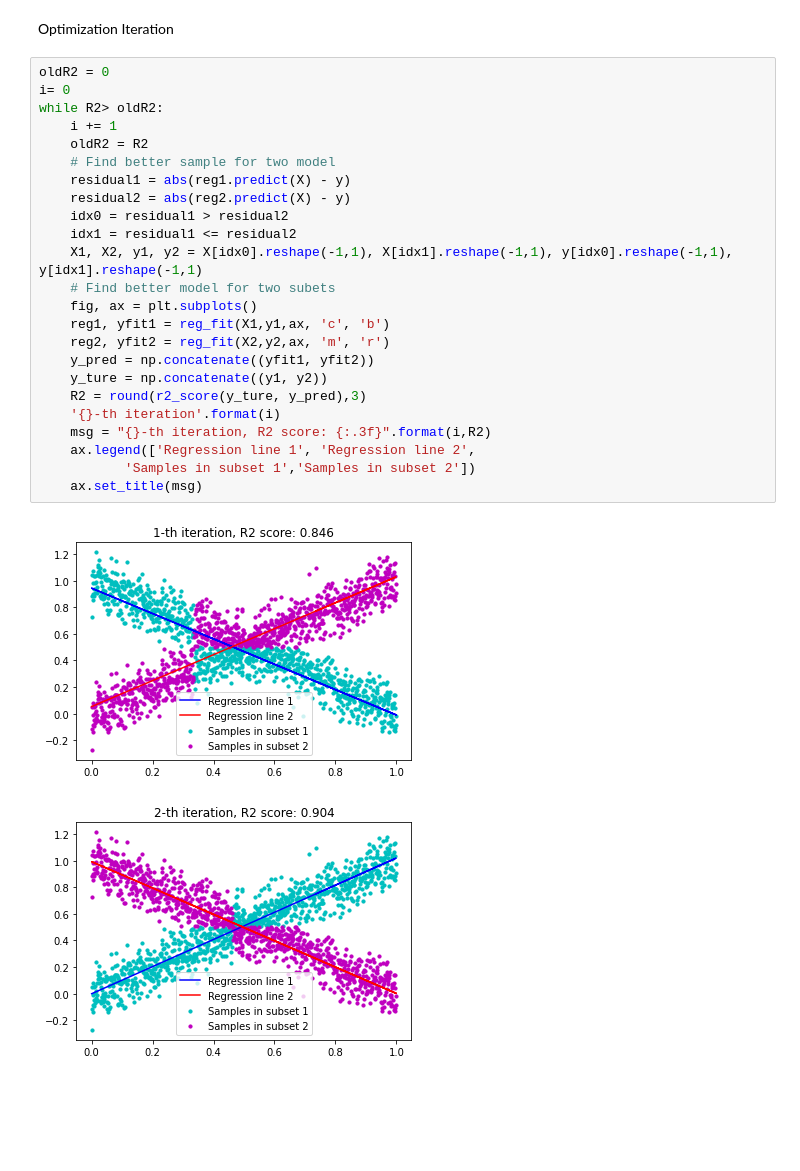
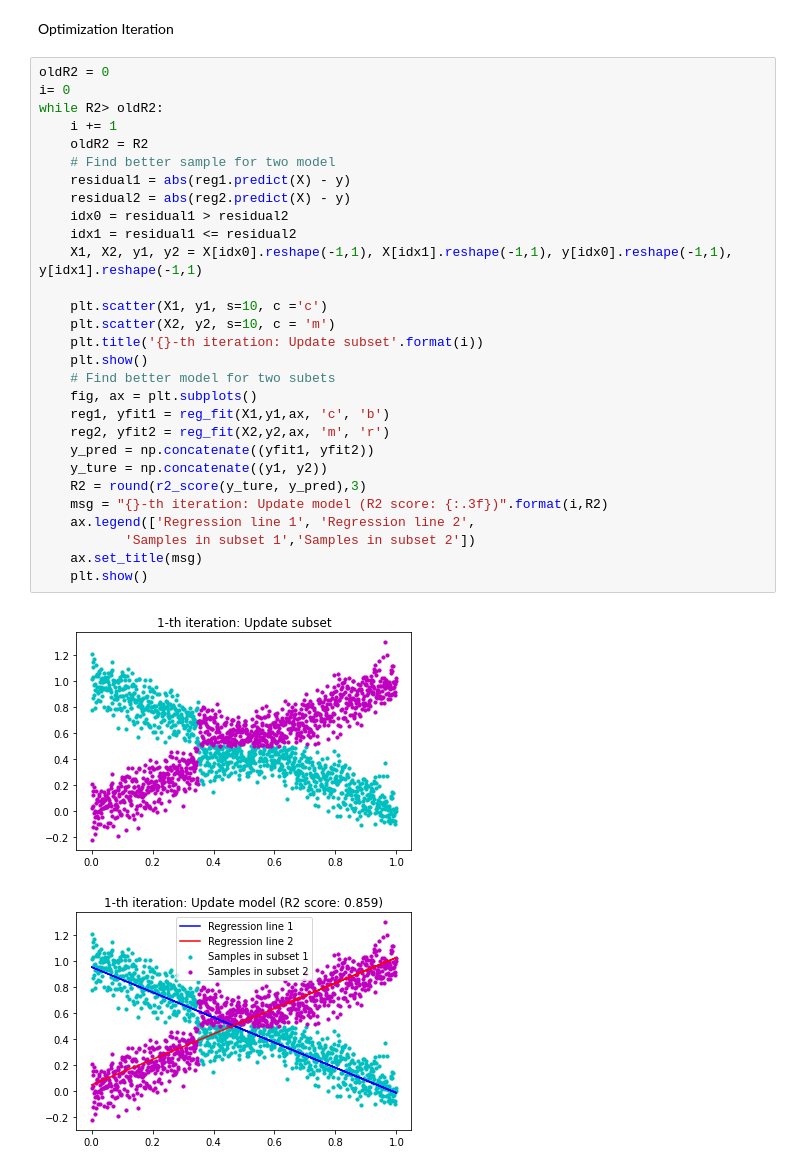
Before and after one commit to Li-Hongmin/ideas, a Jupyter notebook: FindTwoModelsFromToyData.ipynb, the cells around one changed output. Cells and saved outputs as stored; diff of their text form; blank space fills up the shorter version.

```diff
--- a/FindTwoModelsFromToyData.ipynb
+++ b/FindTwoModelsFromToyData.ipynb
@@ -106,27 +106,32 @@ Optimization Iteration
 # %%
 oldR2 = 0
 i= 0
 while R2> oldR2:
     i += 1
     oldR2 = R2
     # Find better sample for two model
     residual1 = abs(reg1.predict(X) - y)
     residual2 = abs(reg2.predict(X) - y)
     idx0 = residual1 > residual2
     idx1 = residual1 <= residual2
     X1, X2, y1, y2 = X[idx0].reshape(-1,1), X[idx1].reshape(-1,1), y[idx0].reshape(-1,1), y[idx1].reshape(-1,1)
+
+    plt.scatter(X1, y1, s=10, c ='c')
+    plt.scatter(X2, y2, s=10, c = 'm')
+    plt.title('{}-th iteration: Update subset'.format(i))
+    plt.show()
     # Find better model for two subets
     fig, ax = plt.subplots()
     reg1, yfit1 = reg_fit(X1,y1,ax, 'c', 'b')
     reg2, yfit2 = reg_fit(X2,y2,ax, 'm', 'r')
     y_pred = np.concatenate((yfit1, yfit2))
     y_ture = np.concatenate((y1, y2))
     R2 = round(r2_score(y_ture, y_pred),3)
-    '{}-th iteration'.format(i)
-    msg = "{}-th iteration, R2 score: {:.3f}".format(i,R2)
+    msg = "{}-th iteration: Update model (R2 score: {:.3f})".format(i,R2)
     ax.legend(['Regression line 1', 'Regression line 2',
            'Samples in subset 1','Samples in subset 2'])
     ax.set_title(msg)
+    plt.show()
 # %% [output]
-[figure, old version]
+[figure, new version]
-[figure, old version]
+[figure, new version]
```
Also changed, not shown: parts of 4 cells of this notebook.
